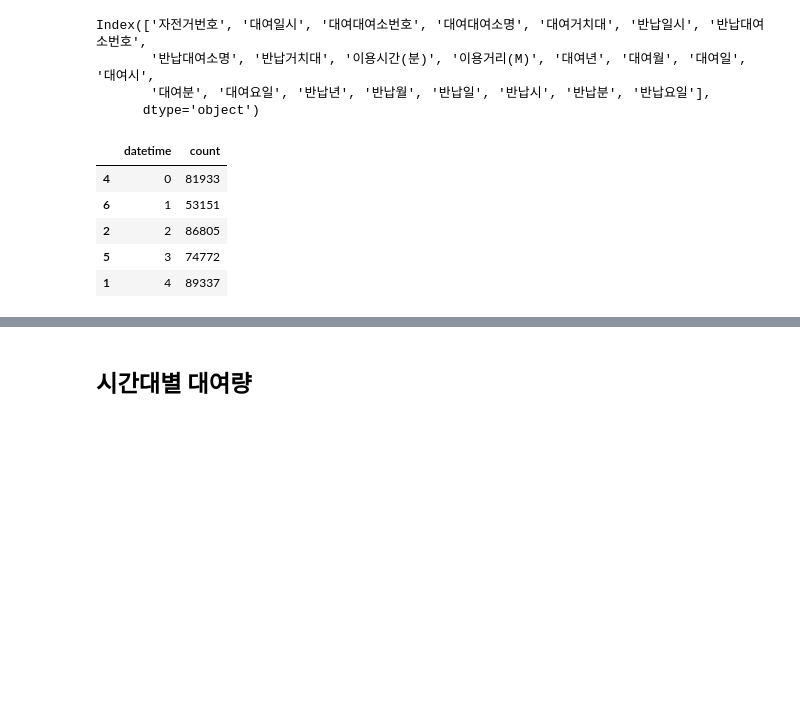
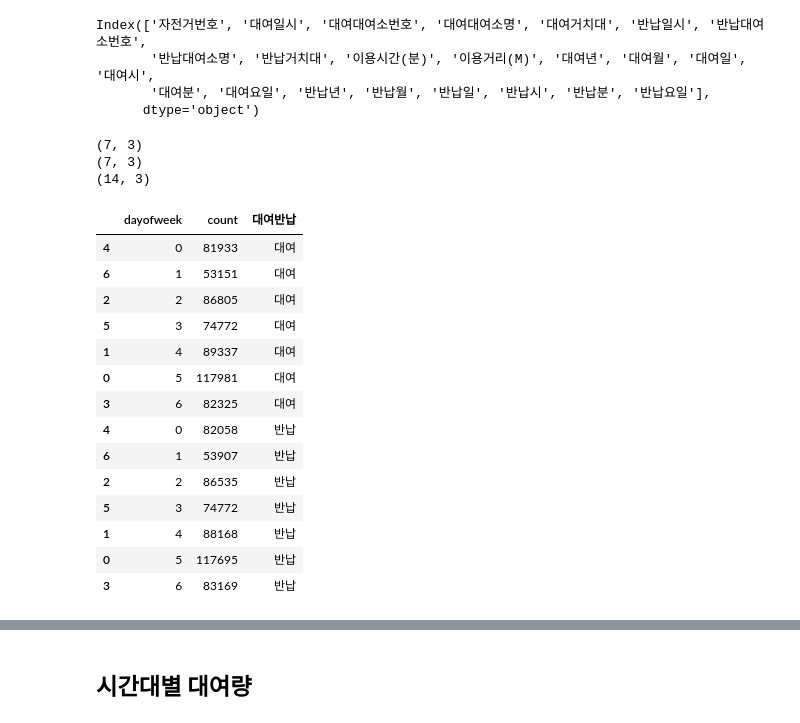
Before and after one commit to corazzon/OpenDataWrangling, a Jupyter notebook: seoul-bike-01.ipynb, the cells around one changed output, grey strips where cells are left out. Drawn from its saved outputs; the diff is of its cells as text; code cells hidden in the pictures; blank space fills up the shorter version.

```diff
--- a/seoul-bike-01.ipynb
+++ b/seoul-bike-01.ipynb
@@ -288,18 +297,41 @@ Index(['자전거번호', '대여일시', '대여대여소번호', '대여대여
        '반납대여소명', '반납거치대', '이용시간(분)', '이용거리(M)', '대여년', '대여월', '대여일', '대여시',
        '대여분', '대여요일', '반납년', '반납월', '반납일', '반납시', '반납분', '반납요일'],
       dtype='object')
-# %%
-df_rent = df['대여요일'].value_counts().reset_index()
-df_rent.columns = ['datetime', 'count']
-df_rent = df_rent.sort_values('datetime')
-df_rent.head()
-# %% [output]
-|  | datetime | count |
-| 4 | 0 | 81933 |
-| 6 | 1 | 53151 |
-| 2 | 2 | 86805 |
-| 5 | 3 | 74772 |
-| 1 | 4 | 89337 |
+# %%
+df_dow_1 = df['대여요일'].value_counts().reset_index()
+df_dow_1.columns = ['dayofweek', 'count']
+df_dow_1 = df_dow_1.sort_values('dayofweek')
+df_dow_1['대여반납'] = '대여'
+print(df_dow_1.shape)
+
+df_dow_2 = df['반납요일'].value_counts().reset_index()
+df_dow_2.columns = ['dayofweek', 'count']
+df_dow_2 = df_dow_2.sort_values('dayofweek')
+df_dow_2['대여반납'] = '반납'
+print(df_dow_2.shape)
+
+df_dow = pd.concat([df_dow_1, df_dow_2])
+print(df_dow.shape)
+df_dow
+# %% [output]
+(7, 3)
+(7, 3)
+(14, 3)
+|  | dayofweek | count | 대여반납 |
+| 4 | 0 | 81933 | 대여 |
+| 6 | 1 | 53151 | 대여 |
+| 2 | 2 | 86805 | 대여 |
+| 5 | 3 | 74772 | 대여 |
+| 1 | 4 | 89337 | 대여 |
+| 0 | 5 | 117981 | 대여 |
+| 3 | 6 | 82325 | 대여 |
+| 4 | 0 | 82058 | 반납 |
+| 6 | 1 | 53907 | 반납 |
+| 2 | 2 | 86535 | 반납 |
+| 5 | 3 | 74772 | 반납 |
+| 1 | 4 | 88168 | 반납 |
+| 0 | 5 | 117695 | 반납 |
+| 3 | 6 | 83169 | 반납 |
 # %%
 weekday_map= {0:'MON', 1:'TUE', 2:'WED', 3:'THU',
               4:'FRI', 5:'SAT', 6:'SUN'}
```
Also changed, not shown: parts of 7 cells of this notebook.
